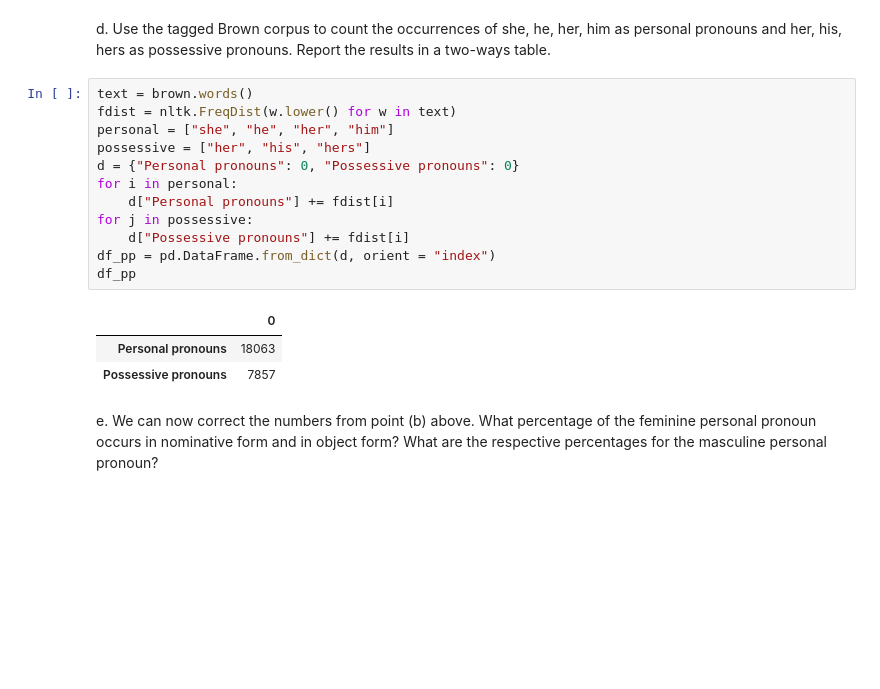
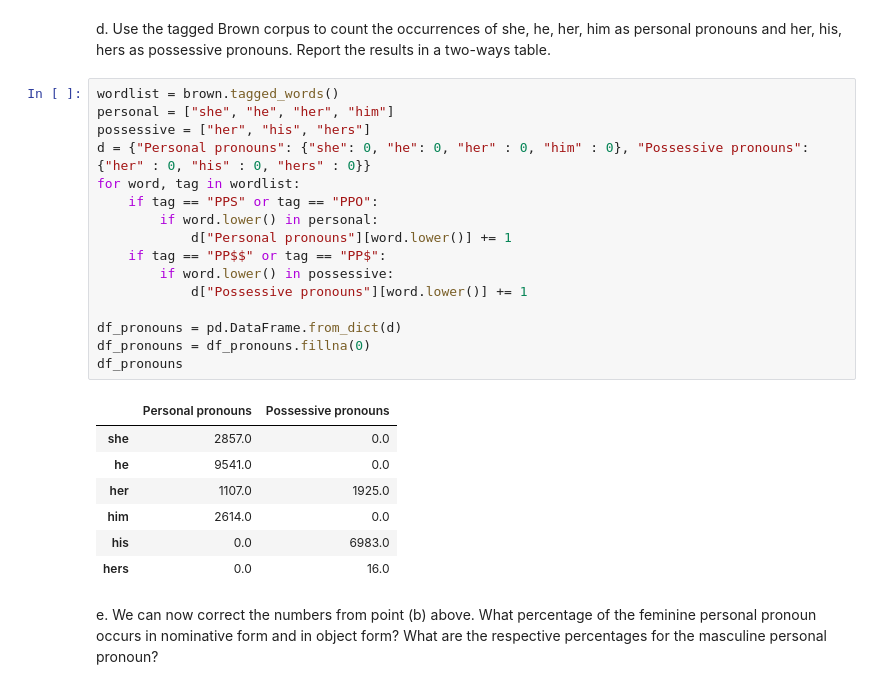
Before and after one commit to alessiasanfelici/IN4080--NLP-Exercises, a Jupyter notebook: NLP-Projects/project1.ipynb, the cells around one changed output. Cells and saved outputs as stored; diff of their text form; blank space fills up the shorter version.

```diff
--- a/NLP-Projects/project1.ipynb
+++ b/NLP-Projects/project1.ipynb
@@ -86,21 +88,29 @@ the two functions of her.
 # %% [markdown]
 d. Use the tagged Brown corpus to count the occurrences of she, he, her, him as personal pronouns and her, his, hers as possessive pronouns. Report the results in a two-ways table.
 # %%
-text = brown.words()
-fdist = nltk.FreqDist(w.lower() for w in text)
+wordlist = brown.tagged_words()
 personal = ["she", "he", "her", "him"]
 possessive = ["her", "his", "hers"]
-d = {"Personal pronouns": 0, "Possessive pronouns": 0}
-for i in personal:
-    d["Personal pronouns"] += fdist[i]
-for j in possessive:
-    d["Possessive pronouns"] += fdist[i]
-df_pp = pd.DataFrame.from_dict(d, orient = "index")
-df_pp
+d = {"Personal pronouns": {"she": 0, "he": 0, "her" : 0, "him" : 0}, "Possessive pronouns": {"her" : 0, "his" : 0, "hers" : 0}}
+for word, tag in wordlist:
+    if tag == "PPS" or tag == "PPO":
+        if word.lower() in personal:
+            d["Personal pronouns"][word.lower()] += 1
+    if tag == "PP$$" or tag == "PP$":
+        if word.lower() in possessive:
+            d["Possessive pronouns"][word.lower()] += 1
+
+df_pronouns = pd.DataFrame.from_dict(d)
+df_pronouns = df_pronouns.fillna(0)
+df_pronouns
 # %% [output]
-|  | 0 |
-| Personal pronouns | 18063 |
-| Possessive pronouns | 7857 |
+|  | Personal pronouns | Possessive pronouns |
+| she | 2857.0 | 0.0 |
+| he | 9541.0 | 0.0 |
+| her | 1107.0 | 1925.0 |
+| him | 2614.0 | 0.0 |
+| his | 0.0 | 6983.0 |
+| hers | 0.0 | 16.0 |
 # %% [markdown]
 e. We can now correct the numbers from point (b) above. What percentage of the feminine
 personal pronoun occurs in nominative form and in object form? What are the respective
```
Also changed, not shown: parts of 21 cells of this notebook.
